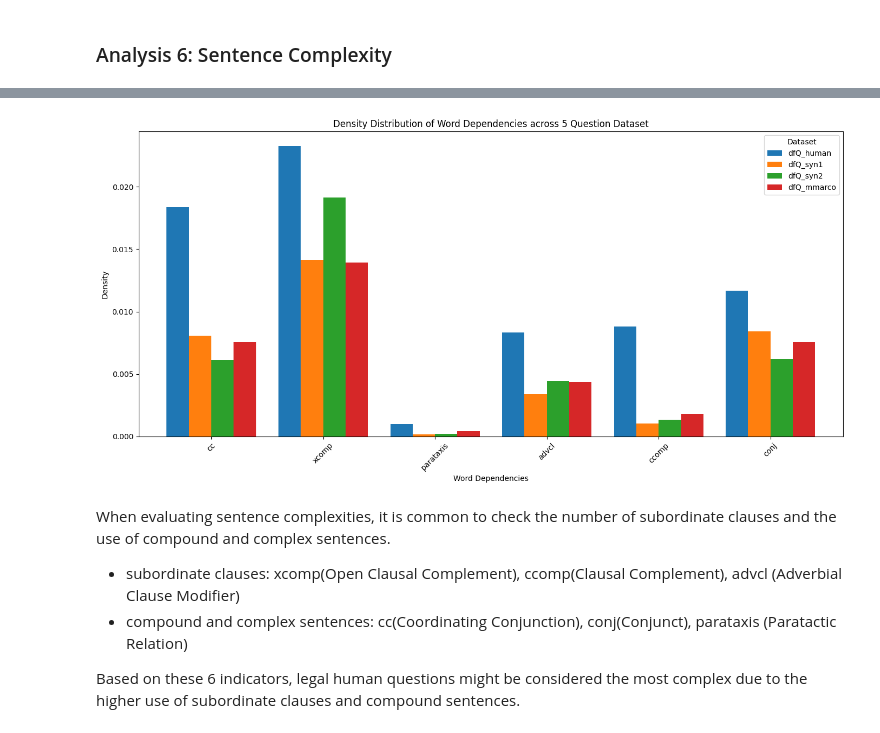
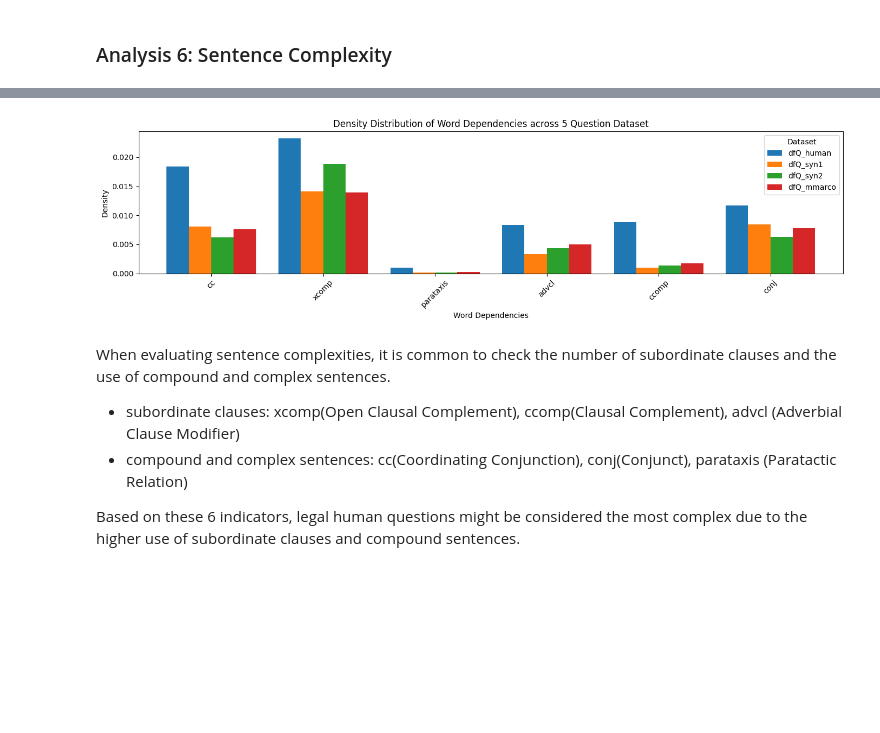
Before and after one commit to ymurong/Synthetic_Data_in_Legal_Retrieval, a Jupyter notebook: scripts/eda/Exploratory_Data_Analysis(Before_Experimentation).ipynb, the cells around one changed output, grey strips where cells are left out. Drawn from its saved outputs; the diff is of its cells as text; code cells hidden in the pictures; blank space fills up the shorter version.

```diff
--- a/scripts/eda/Exploratory_Data_Analysis(Before_Experimentation).ipynb
+++ b/scripts/eda/Exploratory_Data_Analysis(Before_Experimentation).ipynb
@@ -634,17 +642,17 @@ df_deps
 df_deps_subset = df_deps.T[["cc","xcomp", "parataxis", "advcl", "ccomp", "conj"]].T
 # %%
 # Plot the density distribution of POS tags
-df_deps_subset.plot(kind='bar', figsize=(14, 7), width=0.8)
+df_deps_subset.plot(kind='bar', figsize=(14, 4), width=0.8)
 plt.title('Density Distribution of Word Dependencies across 5 Question Dataset')
 plt.xlabel('Word Dependencies')
 plt.ylabel('Density')
 plt.xticks(rotation=45)
 plt.legend(title='Dataset')
 plt.tight_layout()
 plt.savefig('Density Distribution of Word Dependencies Across Datasets.pdf')
 plt.show()
 # %% [output]
-[figure, old version]
+[figure, new version]
 # %% [markdown]
 When evaluating sentence complexities, it is common to check the number of subordinate clauses and the use of compound and complex sentences.
 * subordinate clauses: xcomp(Open Clausal Complement), ccomp(Clausal Complement), advcl (Adverbial Clause Modifier)
```
Also changed, not shown: parts of 13 cells of this notebook, 18 other files.
